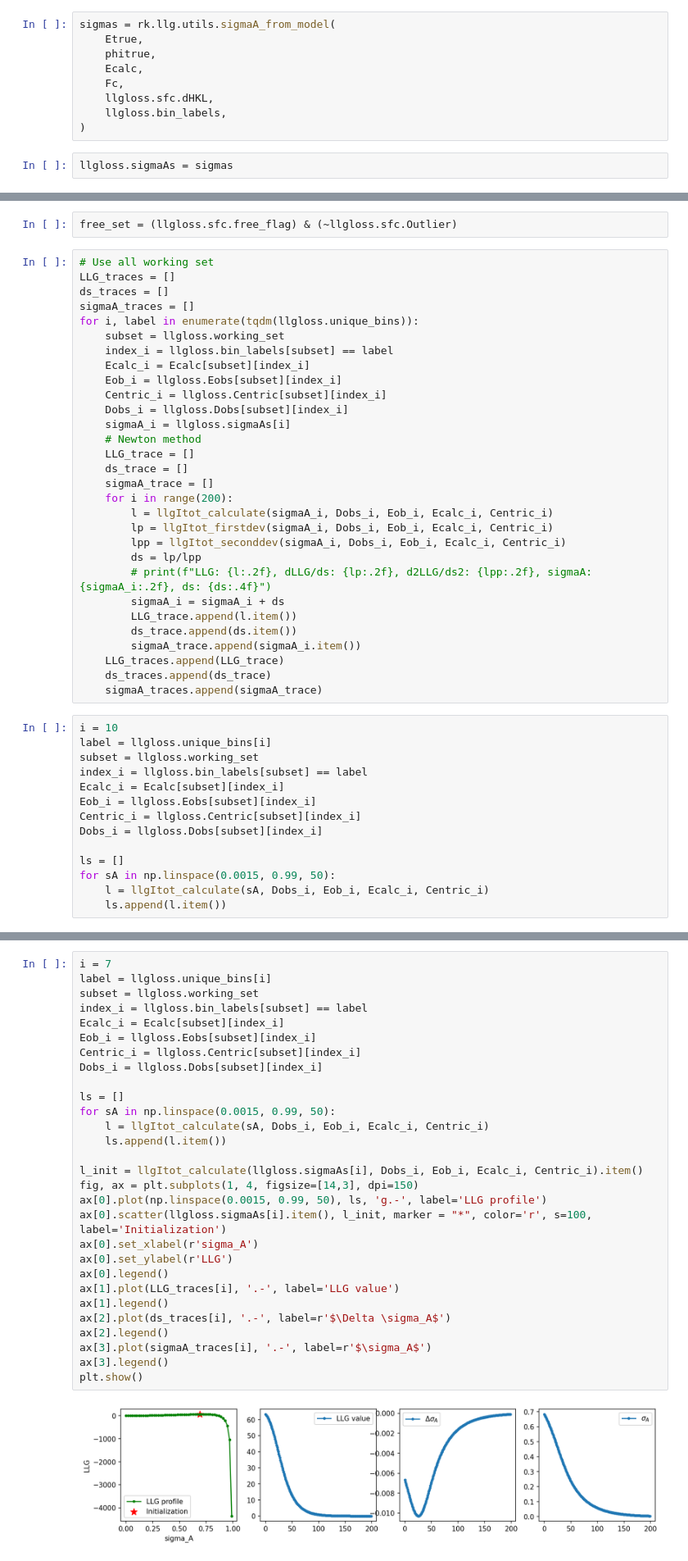
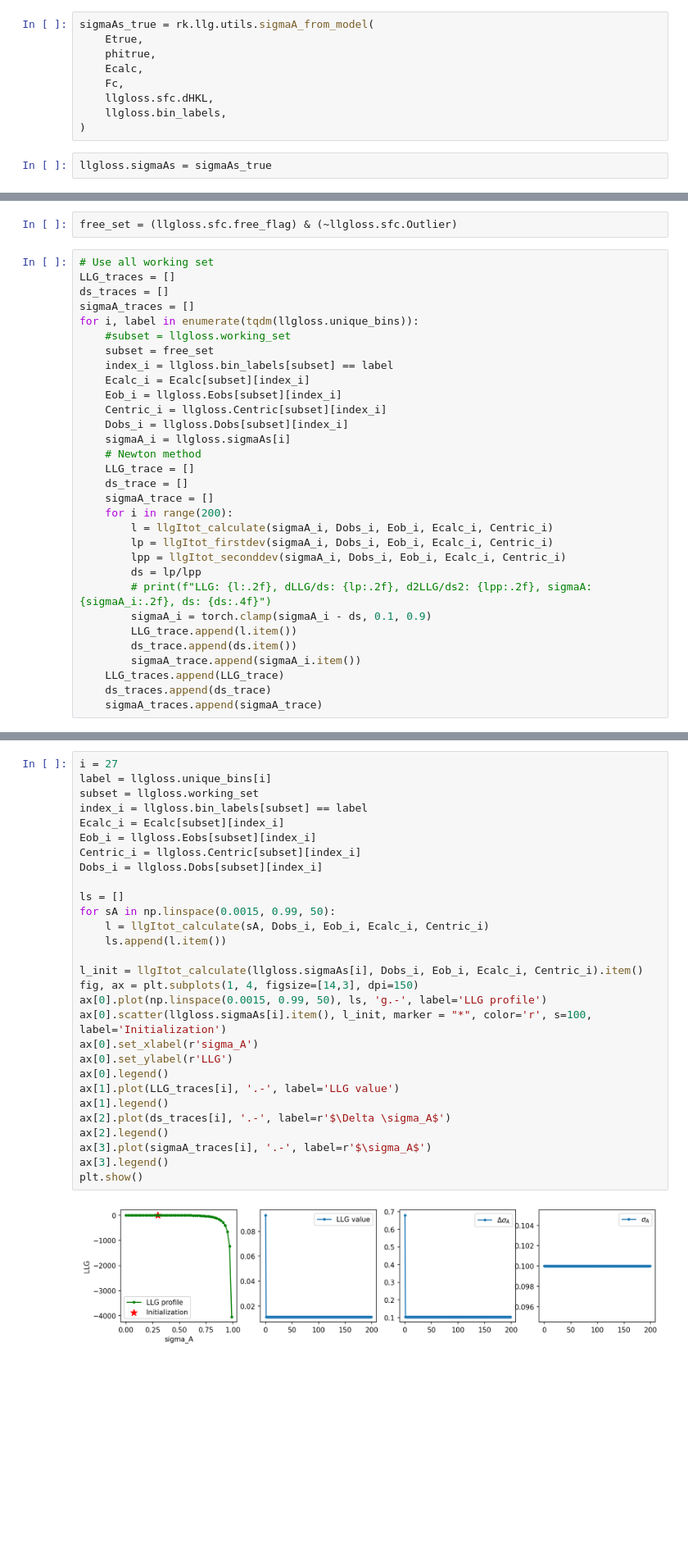
Before and after one commit to alisiafadini/ROCKET, a Jupyter notebook: notebooks/Mar242024_SigmaA_AnalyticalRefinement.ipynb, the cells around one changed output, grey strips where cells are left out. Shown at 82% size. Cells and saved outputs as stored; diff of their text form; blank space fills up the shorter version.

```diff
--- a/notebooks/Mar242024_SigmaA_AnalyticalRefinement.ipynb
+++ b/notebooks/Mar242024_SigmaA_AnalyticalRefinement.ipynb
@@ -47,7 +47,7 @@ Ecalc, Fc = llgloss.compute_Ecalc(
 # %% [markdown]
 ### SigmaAs from True Model
 # %%
-sigmas = rk.llg.utils.sigmaA_from_model(
+sigmaAs_true = rk.llg.utils.sigmaA_from_model(
     Etrue,
     phitrue,
     Ecalc,
@@ -56,7 +56,7 @@ sigmas = rk.llg.utils.sigmaA_from_model(
     llgloss.bin_labels,
 )
 # %%
-llgloss.sigmaAs = sigmas
+llgloss.sigmaAs = sigmaAs_true
 # %%
 llgloss_true = llgloss.forward(None).item()
 # %% [markdown]
@@ -111,7 +149,8 @@ LLG_traces = []
 ds_traces = []
 sigmaA_traces = []
 for i, label in enumerate(tqdm(llgloss.unique_bins)):
-    subset = llgloss.working_set
+    #subset = llgloss.working_set
+    subset = free_set
     index_i = llgloss.bin_labels[subset] == label
     Ecalc_i = Ecalc[subset][index_i]
     Eob_i = llgloss.Eobs[subset][index_i]
@@ -128,24 +167,10 @@ for i, label in enumerate(tqdm(llgloss.unique_bins)):
         lpp = llgItot_seconddev(sigmaA_i, Dobs_i, Eob_i, Ecalc_i, Centric_i)
         ds = lp/lpp
         # print(f"LLG: {l:.2f}, dLLG/ds: {lp:.2f}, d2LLG/ds2: {lpp:.2f}, sigmaA:{sigmaA_i:.2f}, ds: {ds:.4f}")
-        sigmaA_i = sigmaA_i + ds
+        sigmaA_i = torch.clamp(sigmaA_i - ds, 0.1, 0.9)
         LLG_trace.append(l.item())
         ds_trace.append(ds.item())
         sigmaA_trace.append(sigmaA_i.item())
     LLG_traces.append(LLG_trace)
     ds_traces.append(ds_trace)
     sigmaA_traces.append(sigmaA_trace)
-# %%
-i = 10
-label = llgloss.unique_bins[i]
-subset = llgloss.working_set
-index_i = llgloss.bin_labels[subset] == label
-Ecalc_i = Ecalc[subset][index_i]
-Eob_i = llgloss.Eobs[subset][index_i]
-Centric_i = llgloss.Centric[subset][index_i]
-Dobs_i = llgloss.Dobs[subset][index_i]
-
-ls = []
-for sA in np.linspace(0.0015, 0.99, 50):
-    l = llgItot_calculate(sA, Dobs_i, Eob_i, Ecalc_i, Centric_i)
-    ls.append(l.item())
@@ -156,31 +177,31 @@ l_init
 # %%
-i = 7
+i = 27
 label = llgloss.unique_bins[i]
 subset = llgloss.working_set
 index_i = llgloss.bin_labels[subset] == label
 Ecalc_i = Ecalc[subset][index_i]
 Eob_i = llgloss.Eobs[subset][index_i]
 Centric_i = llgloss.Centric[subset][index_i]
 Dobs_i = llgloss.Dobs[subset][index_i]
 
 ls = []
 for sA in np.linspace(0.0015, 0.99, 50):
     l = llgItot_calculate(sA, Dobs_i, Eob_i, Ecalc_i, Centric_i)
     ls.append(l.item())
 
 l_init = llgItot_calculate(llgloss.sigmaAs[i], Dobs_i, Eob_i, Ecalc_i, Centric_i).item()
 fig, ax = plt.subplots(1, 4, figsize=[14,3], dpi=150)
 ax[0].plot(np.linspace(0.0015, 0.99, 50), ls, 'g.-', label='LLG profile')
 ax[0].scatter(llgloss.sigmaAs[i].item(), l_init, marker = "*", color='r', s=100, label='Initialization')
 ax[0].set_xlabel(r'sigma_A')
 ax[0].set_ylabel(r'LLG')
 ax[0].legend()
 ax[1].plot(LLG_traces[i], '.-', label='LLG value')
 ax[1].legend()
 ax[2].plot(ds_traces[i], '.-', label=r'$\Delta \sigma_A$')
 ax[2].legend()
 ax[3].plot(sigmaA_traces[i], '.-', label=r'$\sigma_A$')
 ax[3].legend()
 plt.show()
 # %% [output]
-[figure, old version]
+[figure, new version]
```
Also changed, not shown: parts of 21 cells of this notebook.
